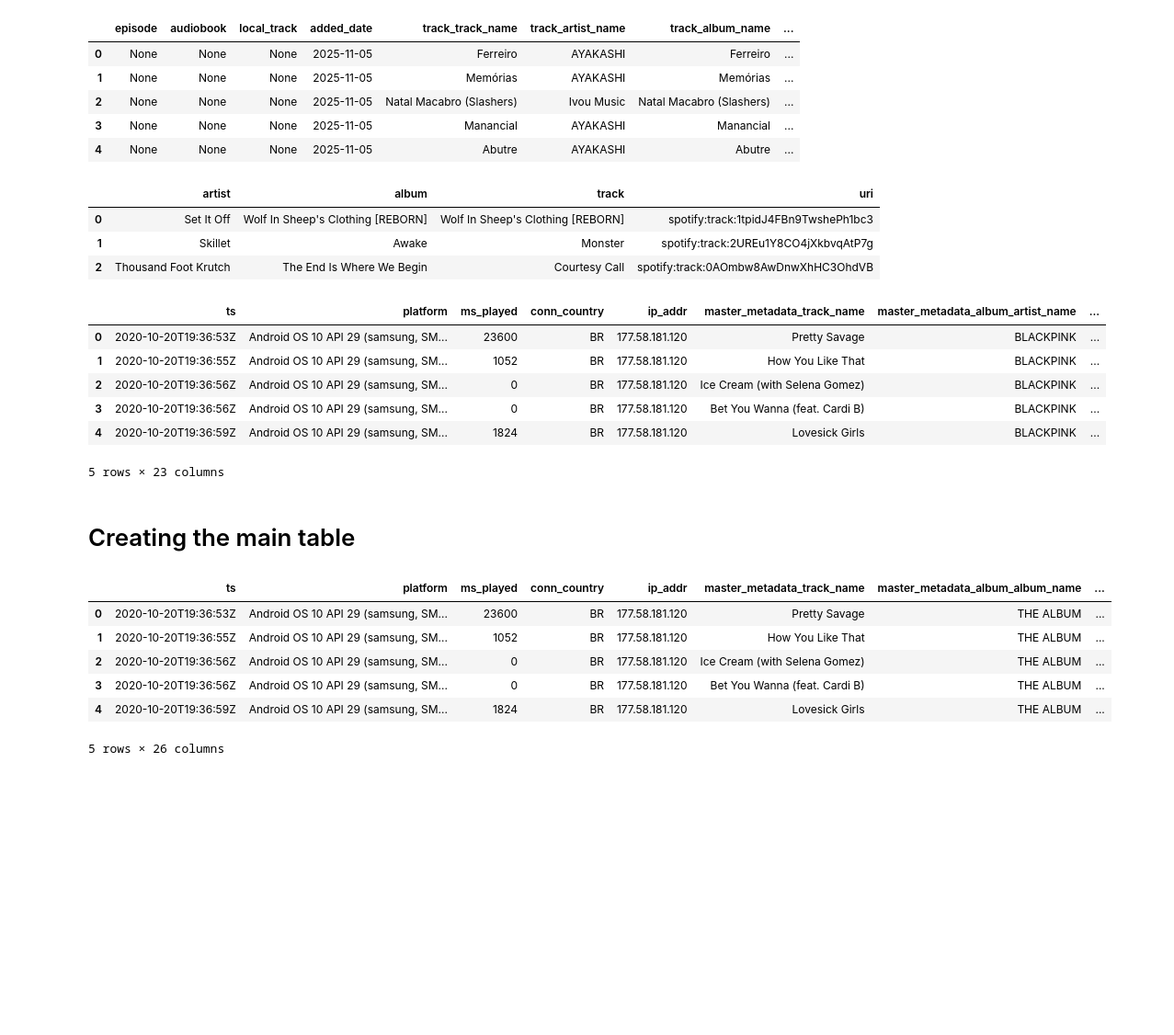
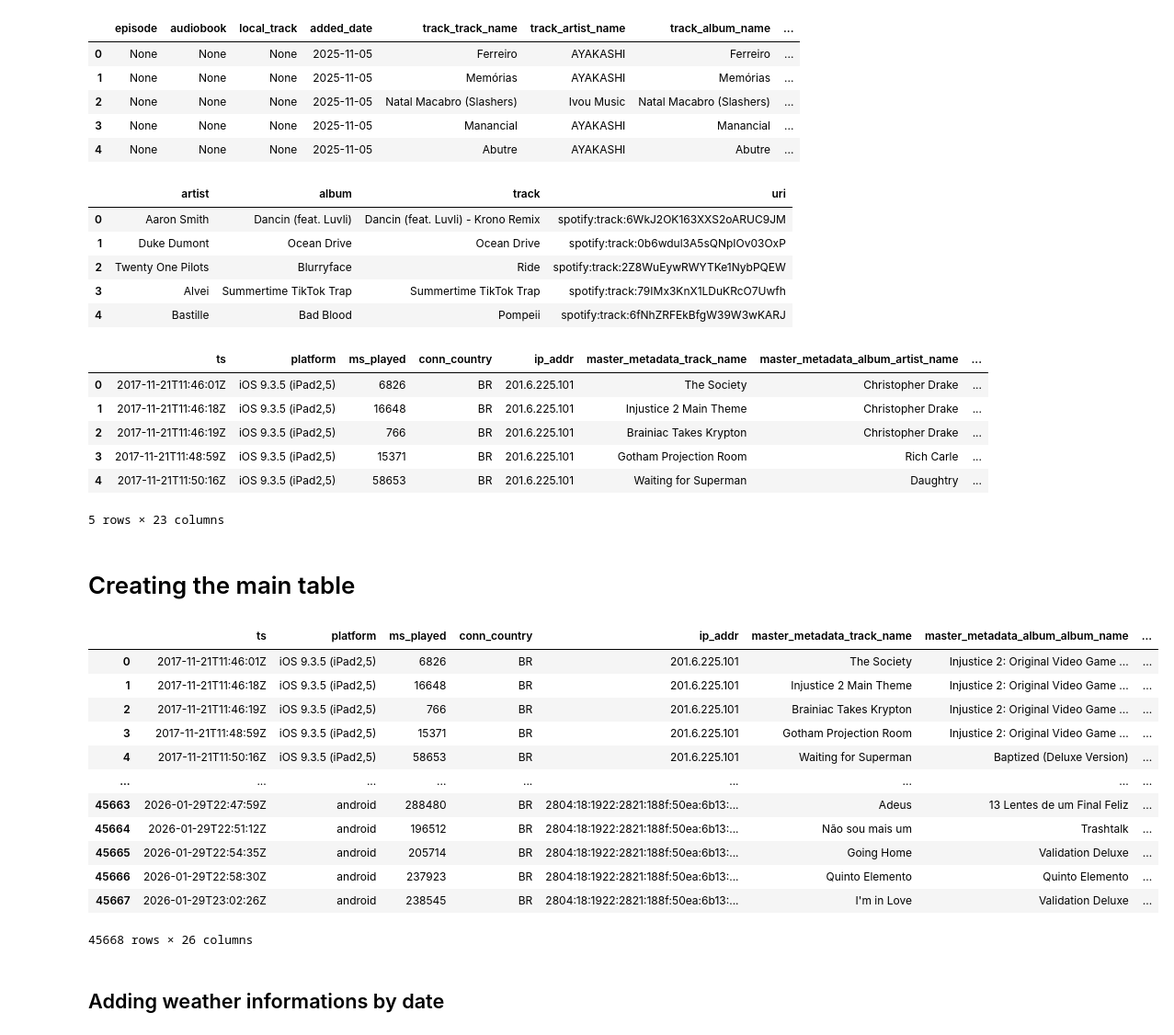
Before and after one commit to Laurente64/spotify-data-science, a Jupyter notebook: analysis.ipynb, the cells around one changed output. Shown at 92% size. Saved outputs shown, nothing was run; the diff lists cells and outputs as text; code cells hidden in the pictures; blank space fills up the shorter version.

```diff
--- a/analysis.ipynb
+++ b/analysis.ipynb
@@ -19,12 +19,13 @@ def camel_to_snake(camel_strings):
 # %% [markdown]
 # Importing Files
 # %%
-with open('Data/Marquee.json', 'r', encoding='utf-8') as f:
+with open('spotify_history/others/Marquee.json', 'r', encoding='utf-8') as f:
     marquee_json = json.load(f)
 
 marquee = pd.json_normalize(marquee_json)
 
 marquee.columns = camel_to_snake(marquee.columns)
+marquee = marquee.drop_duplicates()
 
 marquee.head()
 # %% [output]
@@ -37,12 +38,18 @@ marquee.head()
 # %%
-with open('Data/Playlist1Teixeira.json', 'r', encoding='utf-8') as f:
+with open('spotify_history/others/Playlist1.json', 'r', encoding='utf-8') as f:
     playlist_json = json.load(f)
 
 # 2. Normalize as usual
-playlist = pd.json_normalize(playlist_json, record_path=['playlists', 'items'], meta=[['playlists', 'name'], ['playlists', 'lastModifiedDate']], sep='_')
+all_playlists = []
+for i in playlist_json["playlists"]:
+    i_playlist = pd.json_normalize(i["items"],sep='_')
+    i_playlist["playlists_lastModifiedDate"] = i["lastModifiedDate"]
+    i_playlist["playlists_name"] = i["name"]
+    all_playlists.append(i_playlist)
 
+playlist = pd.concat(all_playlists)
 playlist.columns = camel_to_snake(playlist.columns)
-
+playlist = playlist.drop_duplicates()
 playlist.head()
 # %% [output]
 |  | episode | audiobook | local_track | added_date | track_track_name | track_artist_name | track_album_name | ... |
@@ -52,56 +59,67 @@ playlist.head()
 | 3 | None | None | None | 2025-11-05 | Manancial | AYAKASHI | Manancial | ... |
 | 4 | None | None | None | 2025-11-05 | Abutre | AYAKASHI | Abutre | ... |
 # %%
-with open('Data/YourLibrary.json', 'r', encoding='utf-8') as f:
+with open('spotify_history/others/YourLibrary.json', 'r', encoding='utf-8') as f:
     library_json = json.load(f)
 
 # 2. Normalize as usual
 library = pd.json_normalize(library_json, record_path=['tracks'], sep='_')
 
 library.columns = camel_to_snake(library.columns)
+library = library.drop_duplicates()
 
 library.head()
 # %% [output]
 |  | artist | album | track | uri |
-| 0 | Set It Off | Wolf In Sheep's Clothing [REBORN] | Wolf In Sheep's Clothing [REBORN] | spotify:track:1tpidJ4FBn9TwshePh1bc3 |
-| 1 | Skillet | Awake | Monster | spotify:track:2UREu1Y8CO4jXkbvqAtP7g |
-| 2 | Thousand Foot Krutch | The End Is Where We Begin | Courtesy Call | spotify:track:0AOmbw8AwDnwXhHC3OhdVB |
+| 0 | Aaron Smith | Dancin (feat. Luvli) | Dancin (feat. Luvli) - Krono Remix | spotify:track:6WkJ2OK163XXS2oARUC9JM |
+| 1 | Duke Dumont | Ocean Drive | Ocean Drive | spotify:track:0b6wdul3A5sQNpIOv03OxP |
+| 2 | Twenty One Pilots | Blurryface | Ride | spotify:track:2Z8WuEywRWYTKe1NybPQEW |
+| 3 | Alvei | Summertime TikTok Trap | Summertime TikTok Trap | spotify:track:79IMx3KnX1LDuKRcO7Uwfh |
+| 4 | Bastille | Bad Blood | Pompeii | spotify:track:6fNhZRFEkBfgW39W3wKARJ |
 # %%
-with open('Data/Streaming_History_Audio_2020-2026.json', 'r', encoding='utf-8') as f:
+with open('spotify_history/music_history/Streaming_History_Audio_2017-2026.json', 'r', encoding='utf-8') as f:
     history_json = json.load(f)
 
 # 2. Normalize as usual
 history = pd.json_normalize(history_json, sep='_')
 
 history.columns = camel_to_snake(history.columns)
+history = history.drop_duplicates()
 
 history.head()
 # %% [output]
 |  | ts | platform | ms_played | conn_country | ip_addr | master_metadata_track_name | master_metadata_album_artist_name | ... |
-| 0 | 2020-10-20T19:36:53Z | Android OS 10 API 29 (samsung, SM... | 23600 | BR | 177.58.181.120 | Pretty Savage | BLACKPINK | ... |
-| 1 | 2020-10-20T19:36:55Z | Android OS 10 API 29 (samsung, SM... | 1052 | BR | 177.58.181.120 | How You Like That | BLACKPINK | ... |
-| 2 | 2020-10-20T19:36:56Z | Android OS 10 API 29 (samsung, SM... | 0 | BR | 177.58.181.120 | Ice Cream (with Selena Gomez) | BLACKPINK | ... |
-| 3 | 2020-10-20T19:36:56Z | Android OS 10 API 29 (samsung, SM... | 0 | BR | 177.58.181.120 | Bet You Wanna (feat. Cardi B) | BLACKPINK | ... |
-| 4 | 2020-10-20T19:36:59Z | Android OS 10 API 29 (samsung, SM... | 1824 | BR | 177.58.181.120 | Lovesick Girls | BLACKPINK | ... |
+| 0 | 2017-11-21T11:46:01Z | iOS 9.3.5 (iPad2,5) | 6826 | BR | 201.6.225.101 | The Society | Christopher Drake | ... |
+| 1 | 2017-11-21T11:46:18Z | iOS 9.3.5 (iPad2,5) | 16648 | BR | 201.6.225.101 | Injustice 2 Main Theme | Christopher Drake | ... |
+| 2 | 2017-11-21T11:46:19Z | iOS 9.3.5 (iPad2,5) | 766 | BR | 201.6.225.101 | Brainiac Takes Krypton | Christopher Drake | ... |
+| 3 | 2017-11-21T11:48:59Z | iOS 9.3.5 (iPad2,5) | 15371 | BR | 201.6.225.101 | Gotham Projection Room | Rich Carle | ... |
+| 4 | 2017-11-21T11:50:16Z | iOS 9.3.5 (iPad2,5) | 58653 | BR | 201.6.225.101 | Waiting for Superman | Daughtry | ... |
 5 rows × 23 columns
 # %% [markdown]
 # Creating the main table
 # %%
 # joining history df with marquee df
 final_df = pd.merge(history, marquee, how='left', left_on='master_metadata_album_artist_name', right_on='artist_name').drop(columns=['master_metadata_album_artist_name'])
 
 # adding column in_playlist
 final_df['in_playlist'] = final_df['master_metadata_track_name'].isin(playlist['track_track_name'])
 
 # adding column in_library
 final_df['in_library'] = final_df['master_metadata_track_name'].isin(library['track'])
-
-final_df.head()
+final_df
 # %% [output]
 |  | ts | platform | ms_played | conn_country | ip_addr | master_metadata_track_name | master_metadata_album_album_name | ... |
-| 0 | 2020-10-20T19:36:53Z | Android OS 10 API 29 (samsung, SM... | 23600 | BR | 177.58.181.120 | Pretty Savage | THE ALBUM | ... |
-| 1 | 2020-10-20T19:36:55Z | Android OS 10 API 29 (samsung, SM... | 1052 | BR | 177.58.181.120 | How You Like That | THE ALBUM | ... |
-| 2 | 2020-10-20T19:36:56Z | Android OS 10 API 29 (samsung, SM... | 0 | BR | 177.58.181.120 | Ice Cream (with Selena Gomez) | THE ALBUM | ... |
-| 3 | 2020-10-20T19:36:56Z | Android OS 10 API 29 (samsung, SM... | 0 | BR | 177.58.181.120 | Bet You Wanna (feat. Cardi B) | THE ALBUM | ... |
-| 4 | 2020-10-20T19:36:59Z | Android OS 10 API 29 (samsung, SM... | 1824 | BR | 177.58.181.120 | Lovesick Girls | THE ALBUM | ... |
+| 0 | 2017-11-21T11:46:01Z | iOS 9.3.5 (iPad2,5) | 6826 | BR | 201.6.225.101 | The Society | Injustice 2: Original Video Game ... | ... |
+| 1 | 2017-11-21T11:46:18Z | iOS 9.3.5 (iPad2,5) | 16648 | BR | 201.6.225.101 | Injustice 2 Main Theme | Injustice 2: Original Video Game ... | ... |
+| 2 | 2017-11-21T11:46:19Z | iOS 9.3.5 (iPad2,5) | 766 | BR | 201.6.225.101 | Brainiac Takes Krypton | Injustice 2: Original Video Game ... | ... |
+| 3 | 2017-11-21T11:48:59Z | iOS 9.3.5 (iPad2,5) | 15371 | BR | 201.6.225.101 | Gotham Projection Room | Injustice 2: Original Video Game ... | ... |
+| 4 | 2017-11-21T11:50:16Z | iOS 9.3.5 (iPad2,5) | 58653 | BR | 201.6.225.101 | Waiting for Superman | Baptized (Deluxe Version) | ... |
+| ... | ... | ... | ... | ... | ... | ... | ... | ... |
+| 45663 | 2026-01-29T22:47:59Z | android | 288480 | BR | 2804:18:1922:2821:188f:50ea:6b13:... | Adeus | 13 Lentes de um Final Feliz | ... |
+| 45664 | 2026-01-29T22:51:12Z | android | 196512 | BR | 2804:18:1922:2821:188f:50ea:6b13:... | Não sou mais um | Trashtalk | ... |
+| 45665 | 2026-01-29T22:54:35Z | android | 205714 | BR | 2804:18:1922:2821:188f:50ea:6b13:... | Going Home | Validation Deluxe | ... |
+| 45666 | 2026-01-29T22:58:30Z | android | 237923 | BR | 2804:18:1922:2821:188f:50ea:6b13:... | Quinto Elemento | Quinto Elemento | ... |
+| 45667 | 2026-01-29T23:02:26Z | android | 238545 | BR | 2804:18:1922:2821:188f:50ea:6b13:... | I'm in Love | Validation Deluxe | ... |
-5 rows × 26 columns
+45668 rows × 26 columns
+# %% [markdown]
+## Adding weather informations by date
```
Also changed, not shown: parts of 8 cells of this notebook.
